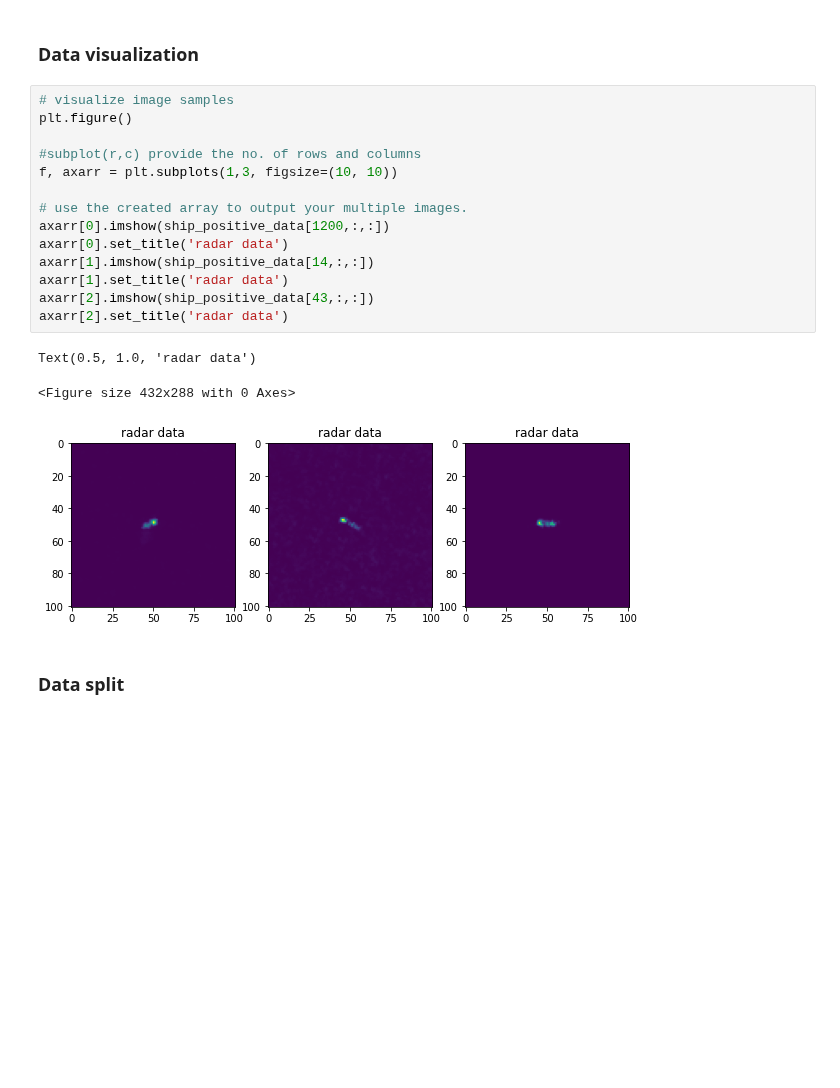
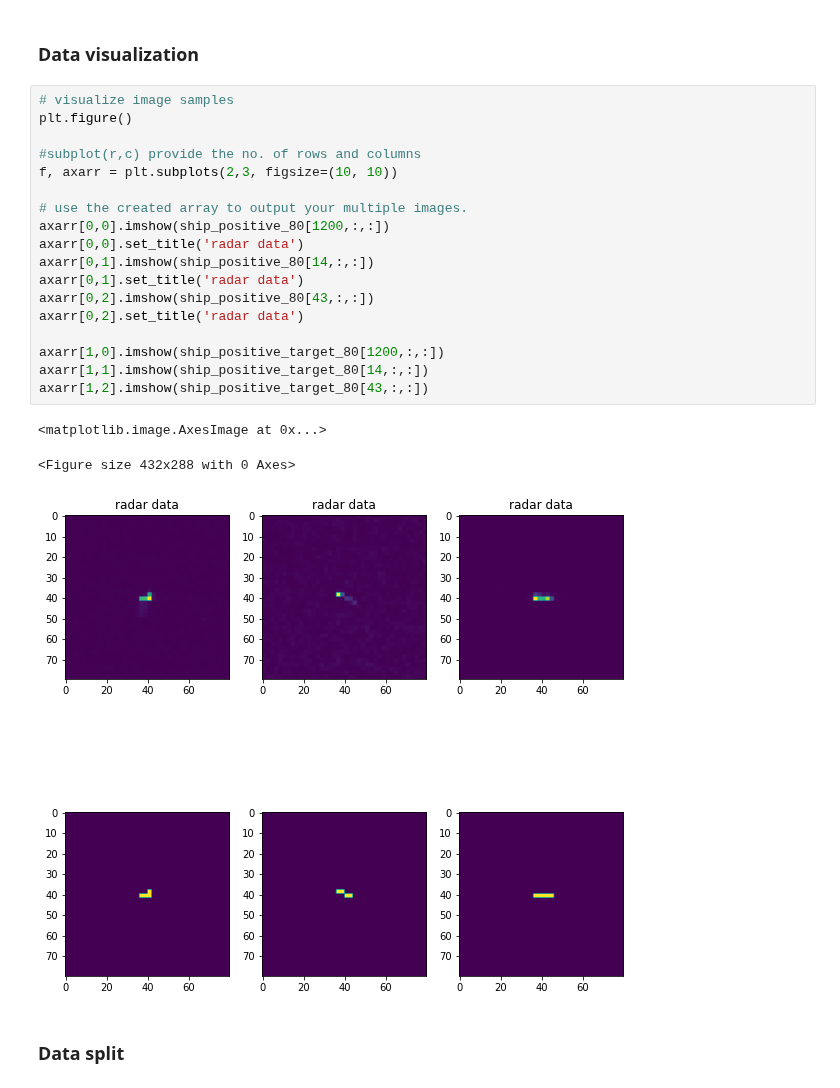
Before and after one commit to armkhudinyan/sar-ship-detect, a Jupyter notebook: scripts/model_notebooks/Dechesne_pixel_wise_ship_detection_Colab.ipynb, the cells around one changed output. Drawn from its saved outputs; the diff is of its cells as text; blank space fills up the shorter version.

```diff
--- a/scripts/model_notebooks/Dechesne_pixel_wise_ship_detection_Colab.ipynb
+++ b/scripts/model_notebooks/Dechesne_pixel_wise_ship_detection_Colab.ipynb
@@ -114,21 +164,25 @@ Target shape:    (1596, 80, 80, 1)
 # %%
 # visualize image samples
 plt.figure()
 
 #subplot(r,c) provide the no. of rows and columns
-f, axarr = plt.subplots(1,3, figsize=(10, 10))
+f, axarr = plt.subplots(2,3, figsize=(10, 10))
 
 # use the created array to output your multiple images.
-axarr[0].imshow(ship_positive_data[1200,:,:])
-axarr[0].set_title('radar data')
-axarr[1].imshow(ship_positive_data[14,:,:])
-axarr[1].set_title('radar data')
-axarr[2].imshow(ship_positive_data[43,:,:])
-axarr[2].set_title('radar data')
+axarr[0,0].imshow(ship_positive_80[1200,:,:])
+axarr[0,0].set_title('radar data')
+axarr[0,1].imshow(ship_positive_80[14,:,:])
+axarr[0,1].set_title('radar data')
+axarr[0,2].imshow(ship_positive_80[43,:,:])
+axarr[0,2].set_title('radar data')
+
+axarr[1,0].imshow(ship_positive_target_80[1200,:,:])
+axarr[1,1].imshow(ship_positive_target_80[14,:,:])
+axarr[1,2].imshow(ship_positive_target_80[43,:,:])
 # %% [output]
-Text(0.5, 1.0, 'radar data')
+<matplotlib.image.AxesImage at 0x...>
 <Figure size 432x288 with 0 Axes>
-[figure, old version]
+[figure, new version]
 # %% [markdown]
 ### Data split
 # %%
```
Also changed, not shown: parts of 15 cells of this notebook, 5 other files.
